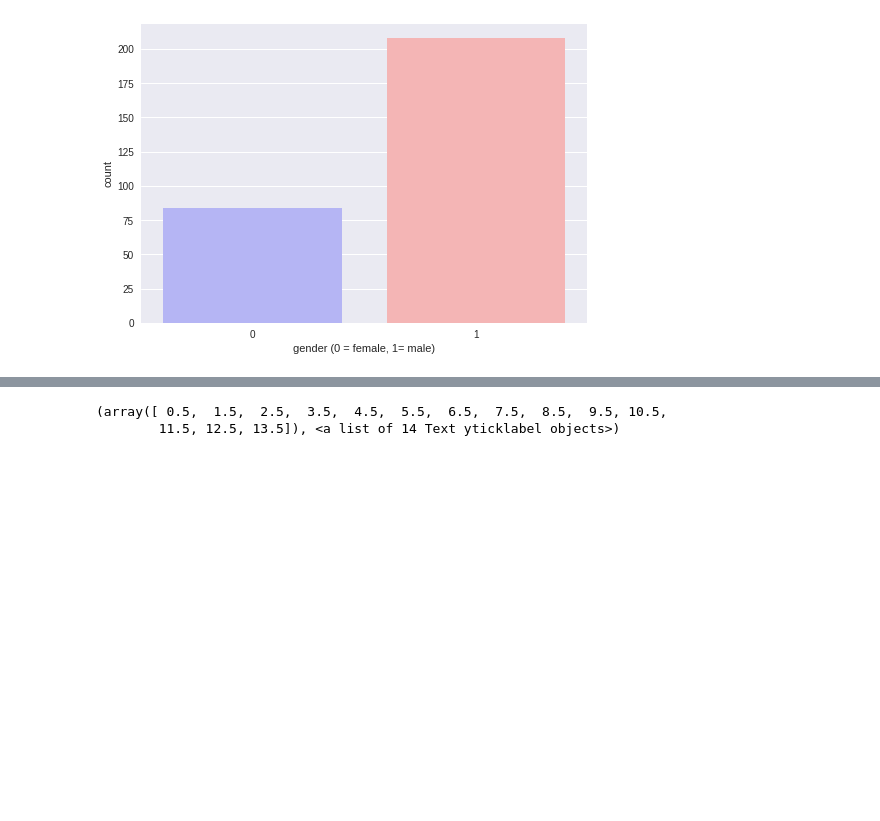
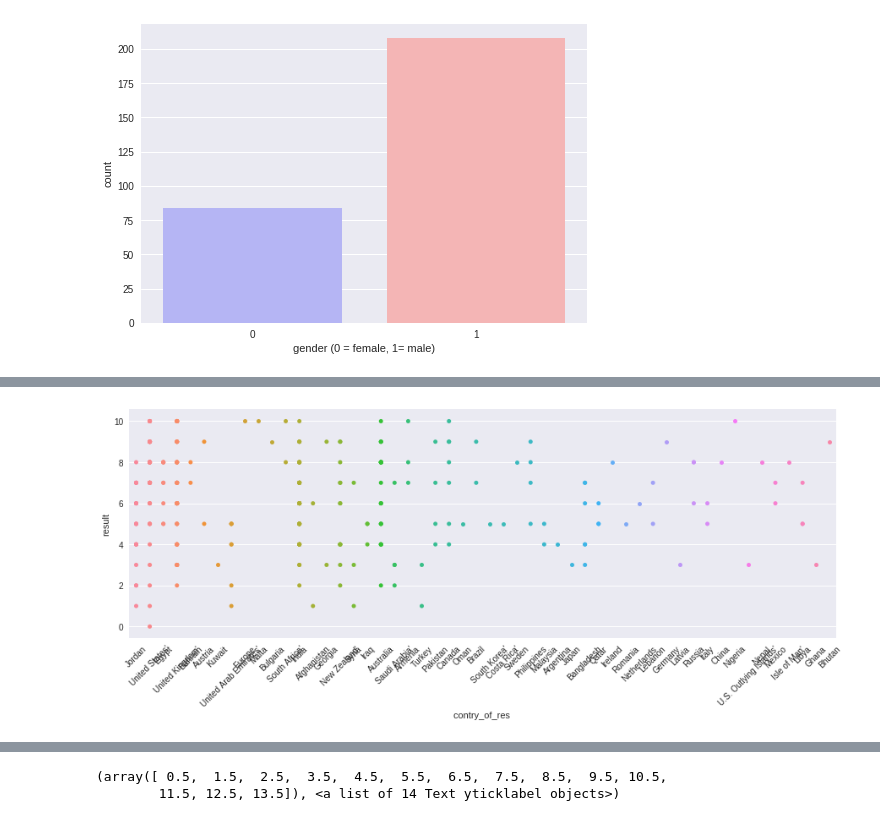
Before and after one commit to Anandharajan/DriverBehaviour, a Jupyter notebook: autism.ipynb, the cells around one changed output, grey strips where cells are left out. Cells and saved outputs as stored; diff of their text form; code cells hidden in the pictures; blank space fills up the shorter version.

```diff
--- a/autism.ipynb
+++ b/autism.ipynb
@@ -65,0 +73,7 @@ plt.show()
+# %%
+plt.figure(figsize=(15,5))
+sns.stripplot(x="contry_of_res ",y='result',data=df)
+plt.xticks(rotation=45)
+plt.show()
+# %% [output]
+[figure, added]
```
Also changed, not shown: parts of 6 cells of this notebook.
